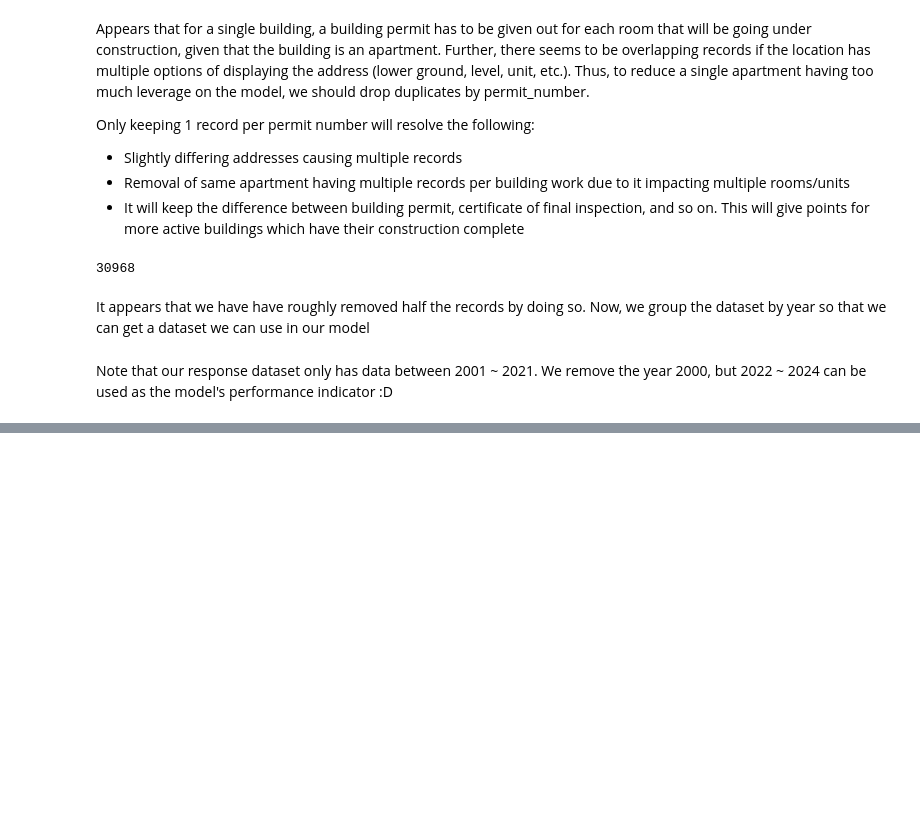
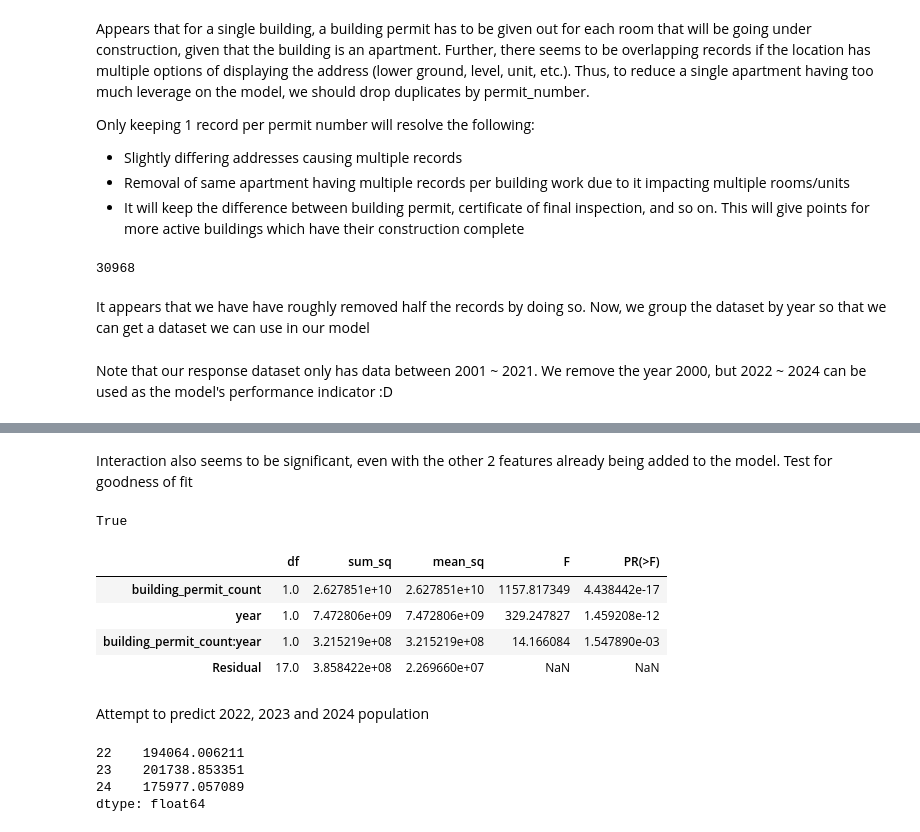
Before and after one commit to Harish-2502/CCC-Team-72, a Jupyter notebook: backend/modelling.ipynb, the cells around one changed output, grey strips where cells are left out. Drawn from its saved outputs; the diff is of its cells as text; code cells hidden in the pictures; blank space fills up the shorter version.

Commit message:
Finalising data modelling

```diff
--- a/backend/modelling.ipynb
+++ b/backend/modelling.ipynb
@@ -218,0 +209,4 @@ predictor_count
+# %%
+predictor_clean = predictor_clean[predictor_clean['year'] > 2000]
+# %%
+predictor_clean = predictor_clean.rename(columns={'count': 'building_permit_count'})
@@ -218,0 +215,5 @@ predictor_count
+# %%
+analysis_df = pd.merge(predictor_clean, response_clean, on='year')
+analysis_df['year'] = pd.to_numeric(analysis_df['year'])
+analysis_df['building_permit_count'] = pd.to_numeric(analysis_df['building_permit_count'])
+analysis_df['population'] = pd.to_numeric(analysis_df['population'])
@@ -218,0 +272,7 @@ predictor_count
+# %%
+interaction_model = ols(
+    formula='population ~ building_permit_count + year + building_permit_count*year',
+    data=analysis_df
+).fit()
+
+print(interaction_model.summary())
@@ -218,0 +297,16 @@ predictor_count
+# %% [markdown]
+Interaction also seems to be significant, even with the other 2 features already being added to the model. Test for goodness of fit
+# %%
+interaction_model.aic < full_model.aic
+# %% [output]
+True
+# %%
+anova_lm(interaction_model)
+# %% [output]
+|  | df | sum_sq | mean_sq | F | PR(>F) |
+| building_permit_count | 1.0 | 2.627851e+10 | 2.627851e+10 | 1157.817349 | 4.438442e-17 |
+| year | 1.0 | 7.472806e+09 | 7.472806e+09 | 329.247827 | 1.459208e-12 |
+| building_permit_count:year | 1.0 | 3.215219e+08 | 3.215219e+08 | 14.166084 | 1.547890e-03 |
+| Residual | 17.0 | 3.858422e+08 | 2.269660e+07 | NaN | NaN |
+# %% [markdown]
+Attempt to predict 2022, 2023 and 2024 population
@@ -218,0 +315,7 @@ predictor_count
+# %%
+interaction_model.predict(predict_df)
+# %% [output]
+22    194064.006211
+23    201738.853351
+24    175977.057089
+dtype: float64
```
Also changed, not shown: parts of 15 cells of this notebook.
